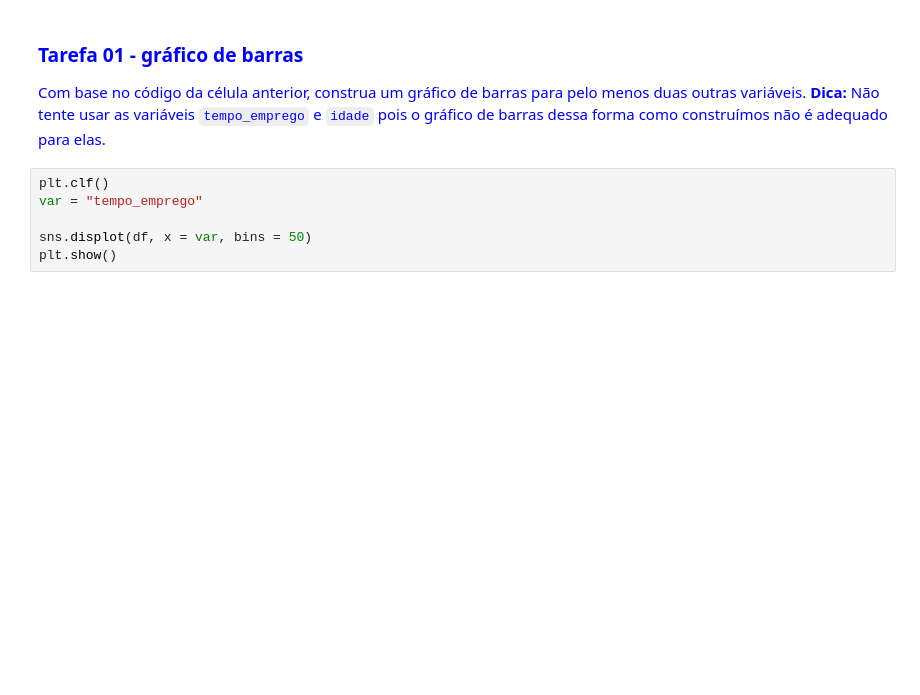
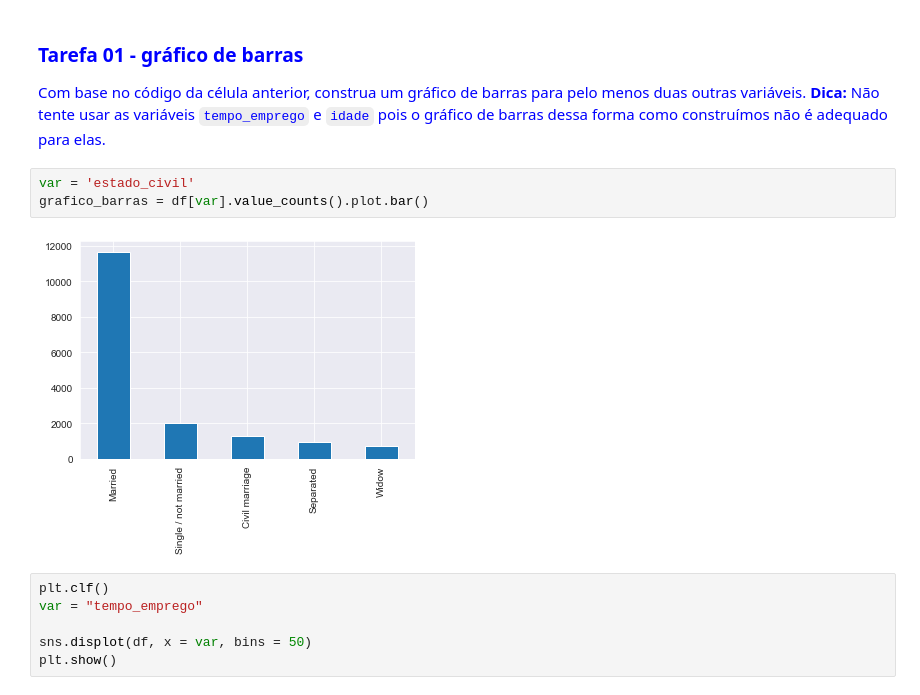
Before and after one commit to guilherme-ssanto/data-science, a Jupyter notebook: Projeto 01 - Classificação de crédito.ipynb, the cells around one changed output. Drawn from its saved outputs; the diff is of its cells as text; blank space fills up the shorter version.

````diff
--- a/Projeto 01 - Classificação de crédito.ipynb
+++ b/Projeto 01 - Classificação de crédito.ipynb
@@ -101,6 +101,11 @@ grafico_barras = df[var].value_counts().plot.bar()
 ### <span style="color:blue">Tarefa 01 - gráfico de barras</span>
 <span style="color:blue"> Com base no código da célula anterior, construa um gráfico de barras para pelo menos duas outras variáveis.
 **Dica:** Não tente usar as variáveis ```tempo_emprego``` e ```idade``` pois o gráfico de barras dessa forma como construímos não é adequado para elas. </span>
+# %%
+var = 'estado_civil'
+grafico_barras = df[var].value_counts().plot.bar()
+# %% [output]
+[figure, added]
 # %%
 plt.clf()
 var = "tempo_emprego"
````
Also changed, not shown: parts of 11 cells of this notebook.
